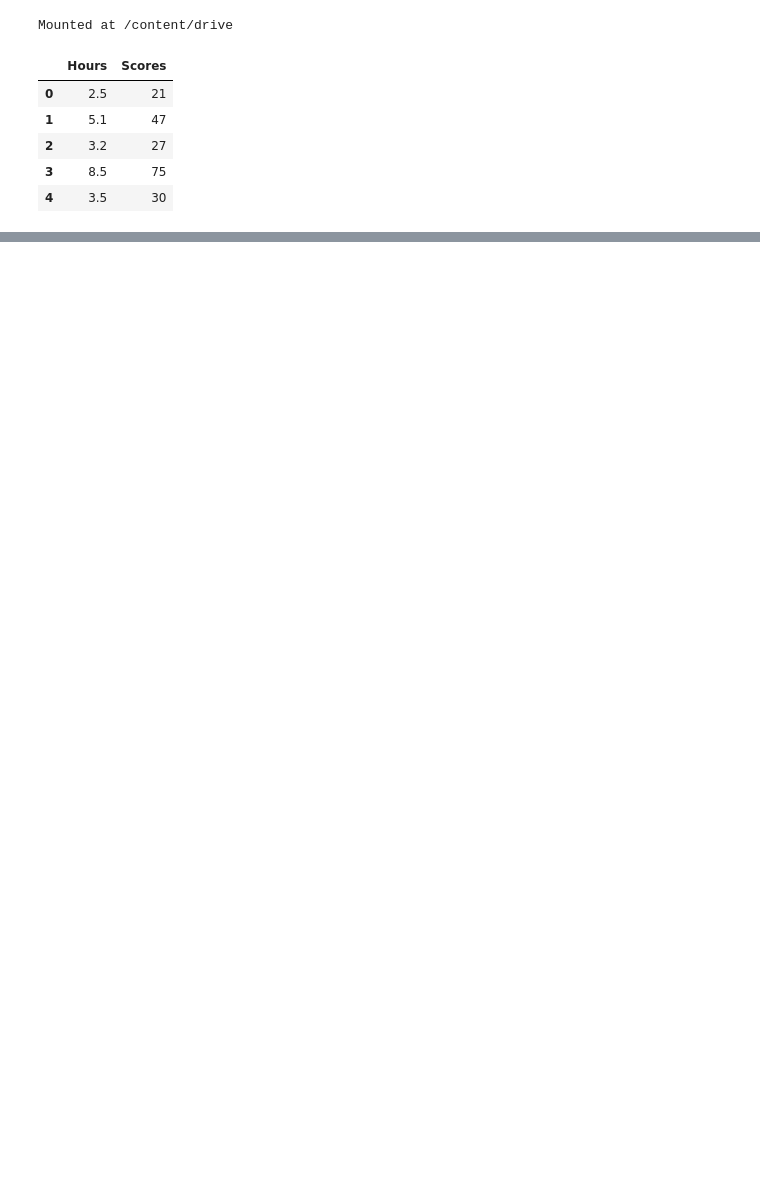
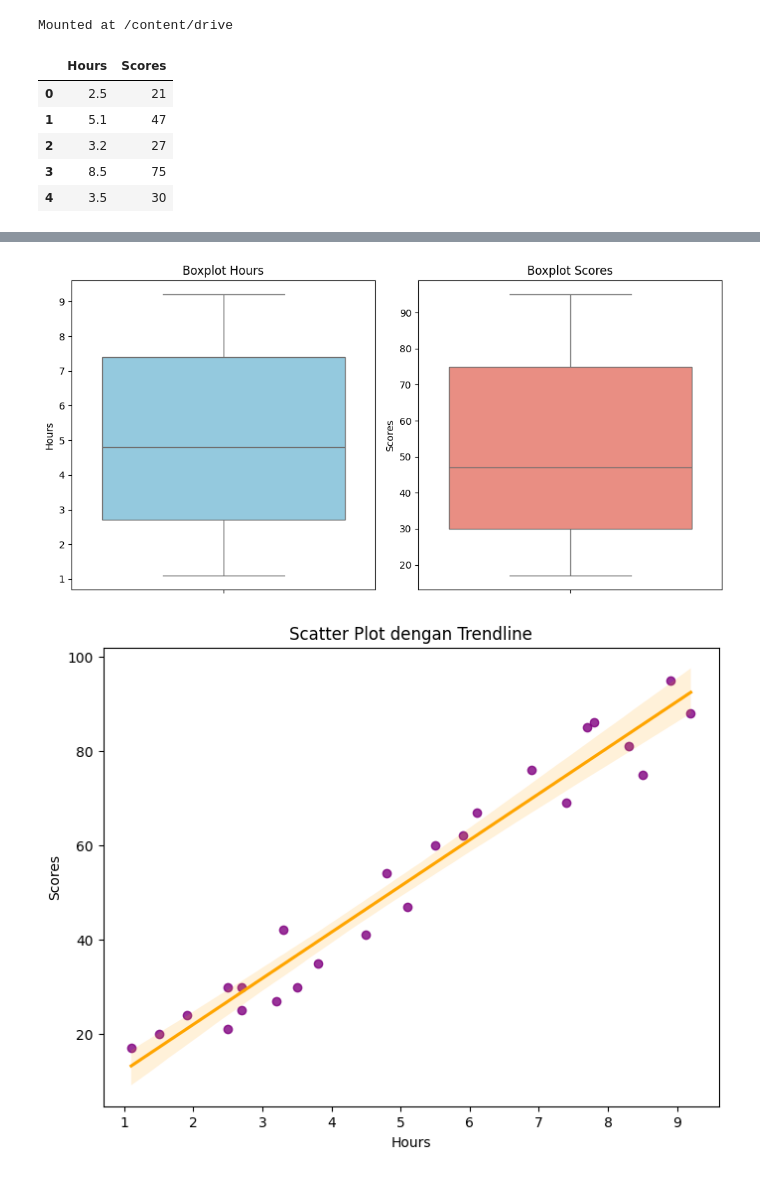
Before and after one commit to arifin220195/student-score-ml-regression, a Jupyter notebook: student_score_ml_regression.ipynb, the cells around one changed output, grey strips where cells are left out. Saved outputs shown, nothing was run; the diff lists cells and outputs as text; code cells hidden in the pictures; blank space fills up the shorter version.

```diff
--- a/student_score_ml_regression.ipynb
+++ b/student_score_ml_regression.ipynb
@@ -36,0 +114,26 @@ dataset.head()
+# %%
+# Boxplot untuk Hours dan Scores
+plt.figure(figsize=(10, 5))
+
+plt.subplot(1, 2, 1)
+sns.boxplot(y=ds['Hours'], color="skyblue")
+plt.title("Boxplot Hours")
+
+plt.subplot(1, 2, 2)
+sns.boxplot(y=ds['Scores'], color="salmon")
+plt.title("Boxplot Scores")
+
+plt.tight_layout()
+plt.show()
+
+
+# Scatter plot dengan trendline
+plt.figure(figsize=(8, 6))
+sns.regplot(x="Hours", y="Scores", data=ds, color="purple", line_kws={"color": "orange"})
+plt.title("Scatter Plot dengan Trendline")
+plt.xlabel("Hours")
+plt.ylabel("Scores")
+plt.show()
+# %% [output]
+[figure, added]
+[figure, added]
```
Also changed, not shown: parts of 16 cells of this notebook.
